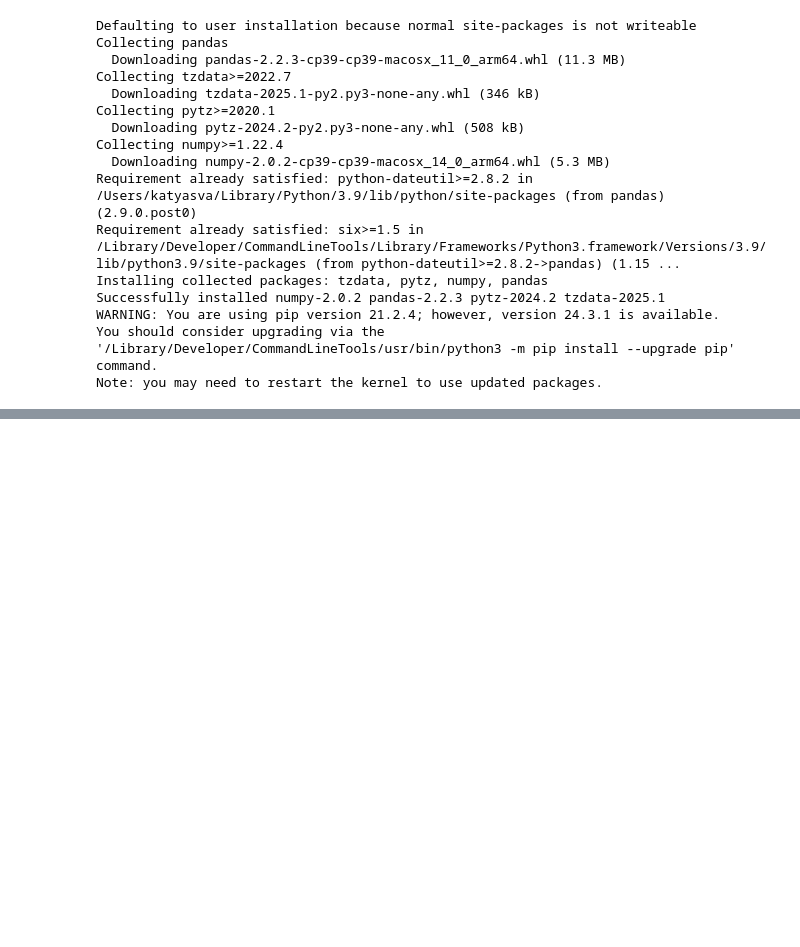
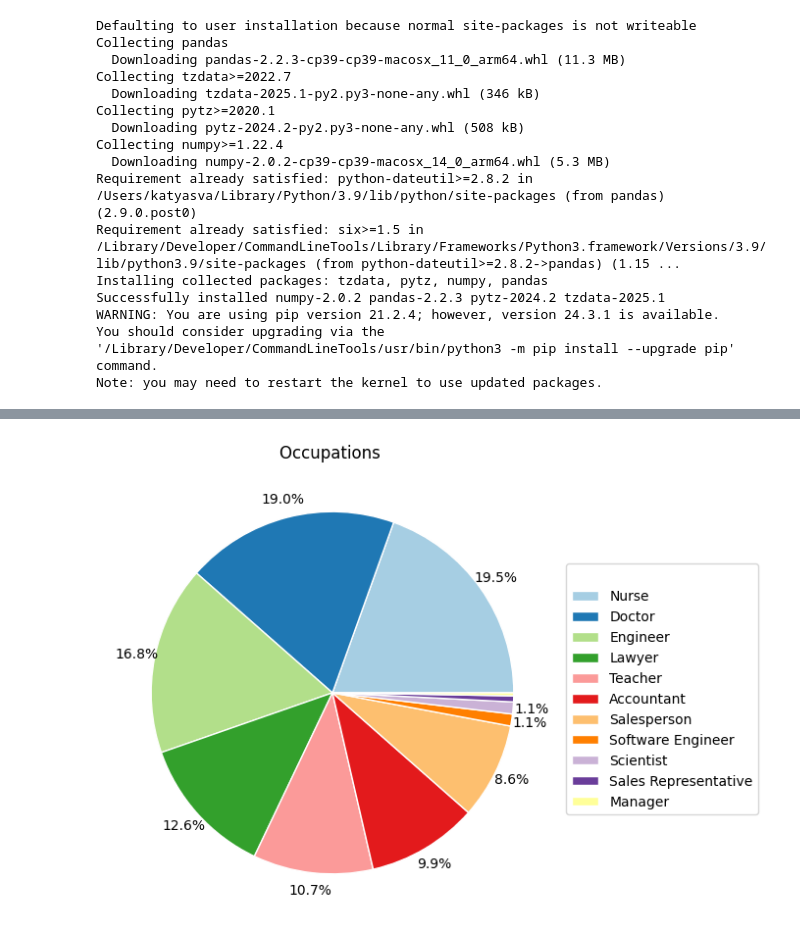
Before and after one commit to katyasva/Refresher, a Jupyter notebook: first_notebook.ipynb, the cells around one changed output, grey strips where cells are left out. Drawn from its saved outputs; the diff is of its cells as text; code cells hidden in the pictures; blank space fills up the shorter version.

```diff
--- a/first_notebook.ipynb
+++ b/first_notebook.ipynb
@@ -19,3 +19,8 @@ You should consider upgrading via the '/Library/Developer/CommandLineTools/usr/b
 Note: you may need to restart the kernel to use updated packages.
 # %%
 import pandas as pd
+# %%
+df = pd.read_csv('/Users/katyasva/Downloads/Sleep_health_and_lifestyle_dataset.csv')
+df['Gender'] = df['Gender'].map({'Male': 1, 'Female': 0})
+df = df.drop('Person ID', axis=1)
+df
@@ -21,0 +105,19 @@ import pandas as pd
+# %%
+
+occupation_counts = df['Occupation'].value_counts()
+def autopct_format(pct):
+    return f'{pct:.1f}%' if pct > 1.0 else ''
+plt.figure(figsize=(8, 6))
+plt.pie(
+    occupation_counts,
+    autopct=autopct_format,
+    wedgeprops = {'edgecolor': 'white','linewidth': 1},
+    pctdistance=1.1,
+    labeldistance=1.2,
+    colors=plt.cm.Paired.colors)
+
+plt.title("Occupations ")
+plt.legend(occupation_counts.index, title=" ", bbox_to_anchor=(1, 0.8))
+plt.show()
+# %% [output]
+[figure, added]
```
Also changed, not shown: parts of 6 cells of this notebook.
